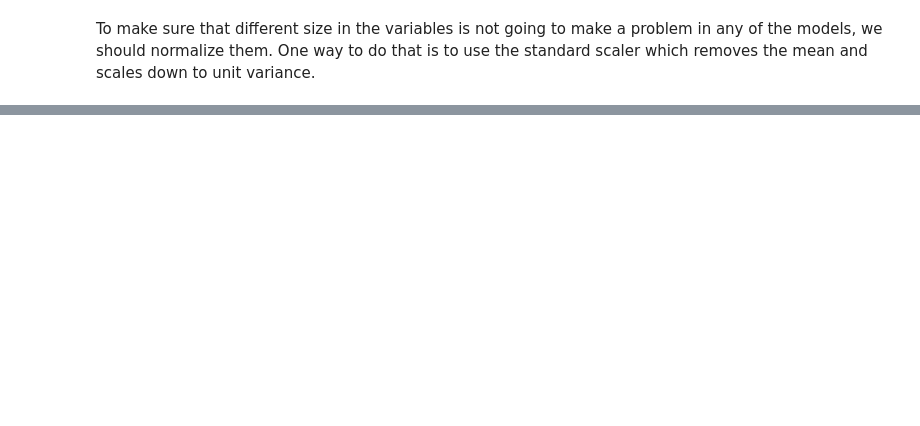
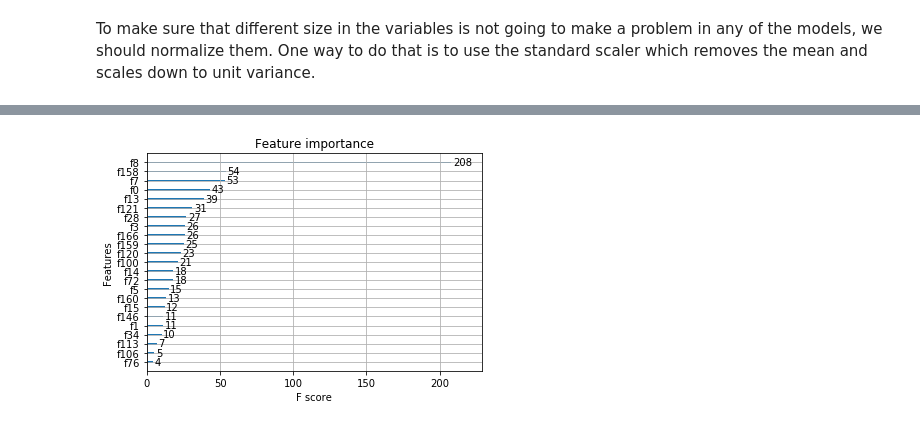
Before and after one commit to saragolesta/Complications-of-diabetes, a Jupyter notebook: Models.ipynb, the cells around one changed output, grey strips where cells are left out. Cells and saved outputs as stored; diff of their text form; code cells hidden in the pictures; blank space fills up the shorter version.

```diff
--- a/Models.ipynb
+++ b/Models.ipynb
@@ -227,0 +224,8 @@ weighted avg       0.81      0.85      0.83      9934
+# %%
+from matplotlib import pyplot
+from xgboost import plot_importance
+
+plot_importance(xgb)
+pyplot.show()
+# %% [output]
+[figure, added]
```
Also changed, not shown: parts of 26 cells of this notebook, 2 other files.
